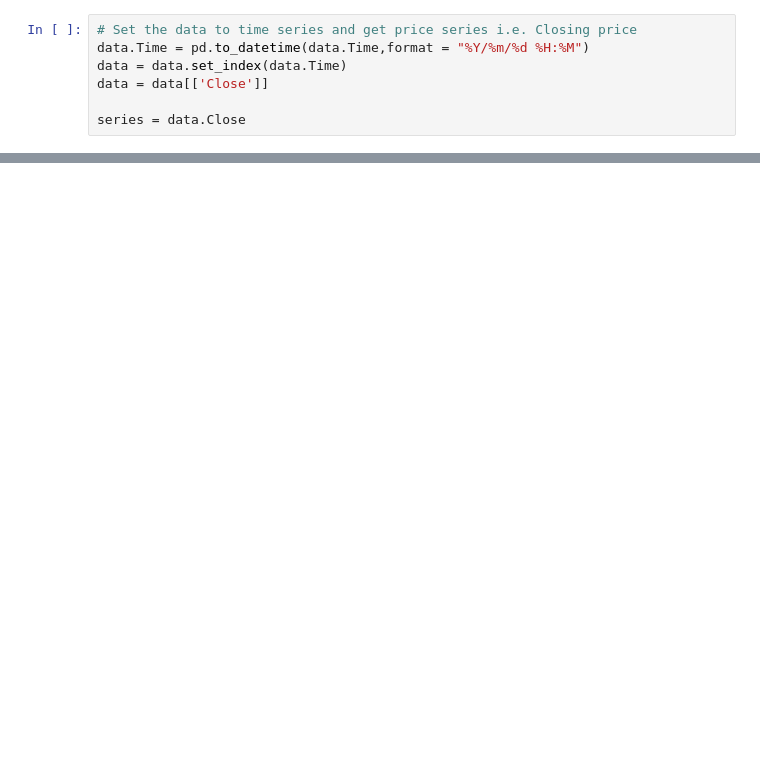
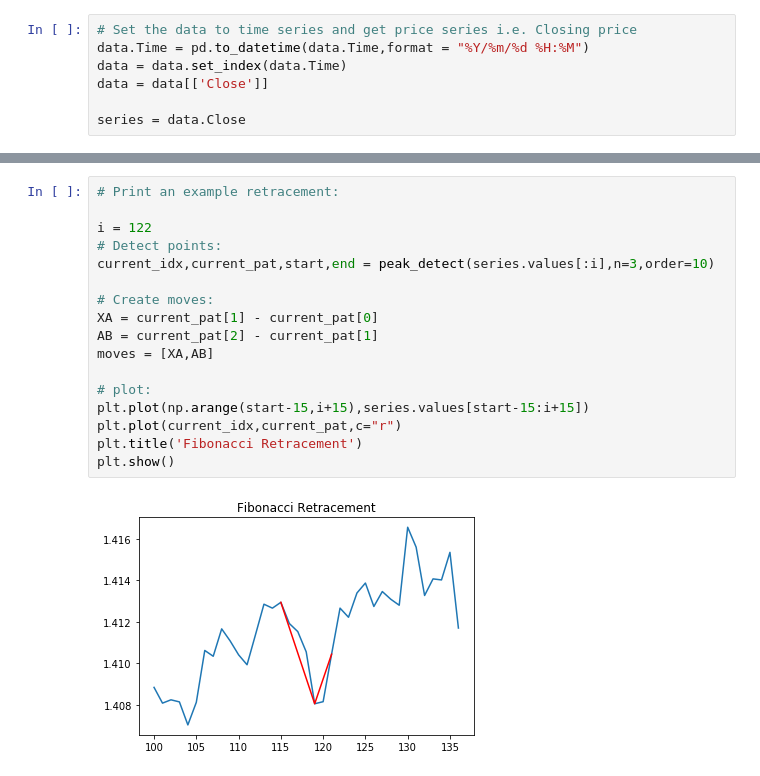
Before and after one commit to paulnheera/MT4-Trading, a Jupyter notebook: Python/Fibonacci retracements.ipynb, the cells around one changed output, grey strips where cells are left out. Cells and saved outputs as stored; diff of their text form; blank space fills up the shorter version.

```diff
--- a/Python/Fibonacci retracements.ipynb
+++ b/Python/Fibonacci retracements.ipynb
@@ -106,0 +183,19 @@ AB = current_pat[2] - current_pat[1]
+# %%
+# Print an example retracement:
+
+i = 122
+# Detect points:
+current_idx,current_pat,start,end = peak_detect(series.values[:i],n=3,order=10)
+
+# Create moves:
+XA = current_pat[1] - current_pat[0]
+AB = current_pat[2] - current_pat[1]
+moves = [XA,AB]
+
+# plot:
+plt.plot(np.arange(start-15,i+15),series.values[start-15:i+15])
+plt.plot(current_idx,current_pat,c="r")
+plt.title('Fibonacci Retracement')
+plt.show()
+# %% [output]
+[figure, added]
```
Also changed, not shown: parts of 12 cells of this notebook.
